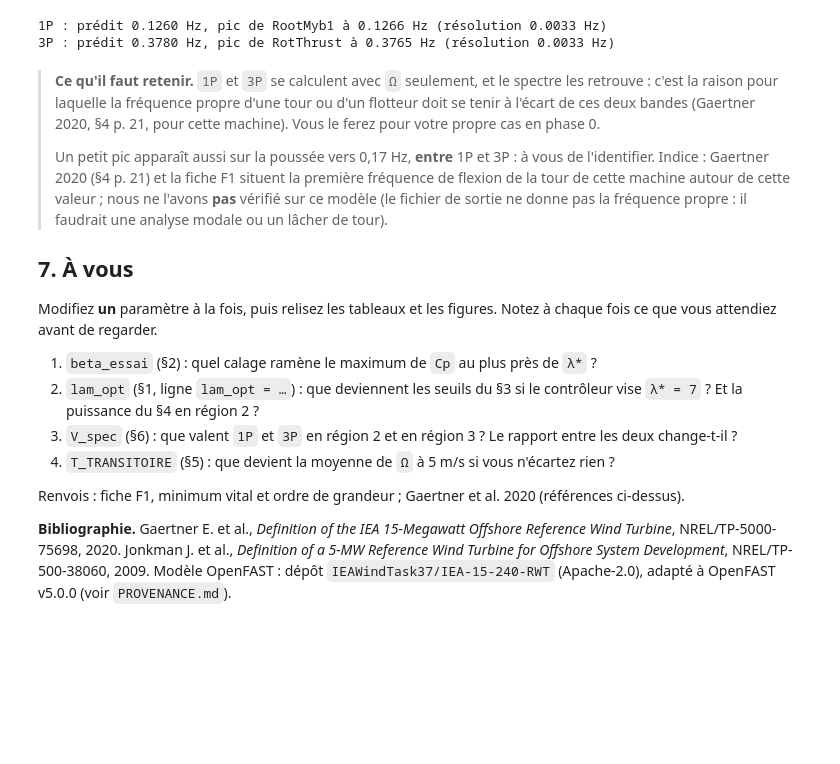
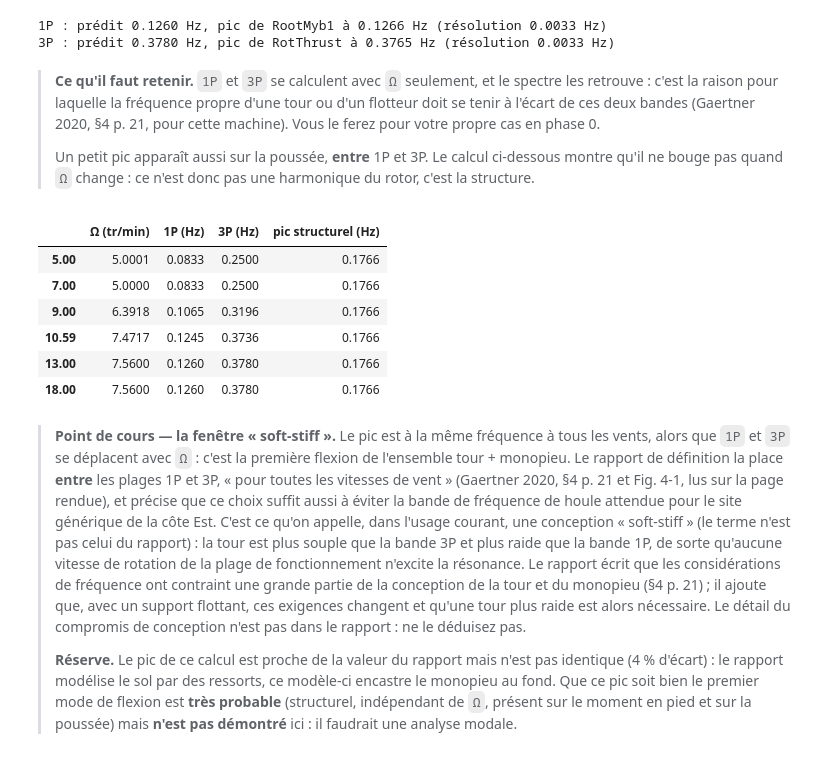
Before and after one commit to ChrisVhk/S9-GM-FOWT-DeepCwind, a Jupyter notebook: seances/0b/theorie_par_les_chiffres.ipynb, the cells around one changed output. Drawn from its saved outputs; the diff is of its cells as text; code cells hidden in the pictures; blank space fills up the shorter version.

Commit message:
LOT A4 : pic structurel mesure (independant de Omega), point de cours soft-stiff, Gaertner 2020 §4 p.21 / Fig. 4-1 lus sur page rendue

```diff
--- a/seances/0b/theorie_par_les_chiffres.ipynb
+++ b/seances/0b/theorie_par_les_chiffres.ipynb
@@ -487,25 +487,39 @@ V = 13.0 m/s : Ω = 7.56 tr/min  ->  1P = 0.1260 Hz, 3P = 0.3780 Hz
 > la raison pour laquelle la fréquence propre d'une tour ou d'un flotteur doit se tenir à l'écart de ces
 > deux bandes (Gaertner 2020, §4 p. 21, pour cette machine). Vous le ferez pour votre propre cas en phase 0.
 >
-> Un petit pic apparaît aussi sur la poussée vers 0,17 Hz, **entre** 1P et 3P : à vous de l'identifier. Indice :
-> Gaertner 2020 (§4 p. 21) et la fiche F1 situent la première fréquence de flexion de la tour de cette machine
-> autour de cette valeur ; nous ne l'avons **pas** vérifié sur ce modèle (le fichier de sortie ne donne pas la
-> fréquence propre : il faudrait une analyse modale ou un lâcher de tour).
-
-## 7. À vous
-
-Modifiez **un** paramètre à la fois, puis relisez les tableaux et les figures. Notez à chaque fois ce que
-vous attendiez avant de regarder.
-
-1. `beta_essai` (§2) : quel calage ramène le maximum de `Cp` au plus près de `λ*` ?
-2. `lam_opt` (§1, ligne `lam_opt = …`) : que deviennent les seuils du §3 si le contrôleur vise `λ* = 7` ? Et la
-   puissance du §4 en région 2 ?
-3. `V_spec` (§6) : que valent `1P` et `3P` en région 2 et en région 3 ? Le rapport entre les deux change-t-il ?
-4. `T_TRANSITOIRE` (§5) : que devient la moyenne de `Ω` à 5 m/s si vous n'écartez rien ?
-
-Renvois : fiche F1, minimum vital et ordre de grandeur ; Gaertner et al. 2020 (références ci-dessus).
-
-**Bibliographie.** Gaertner E. et al., *Definition of the IEA 15-Megawatt Offshore Reference Wind Turbine*,
-NREL/TP-5000-75698, 2020. Jonkman J. et al., *Definition of a 5-MW Reference Wind Turbine for Offshore System
-Development*, NREL/TP-500-38060, 2009. Modèle OpenFAST : dépôt `IEAWindTask37/IEA-15-240-RWT` (Apache-2.0),
-adapté à OpenFAST v5.0.0 (voir `PROVENANCE.md`).
+> Un petit pic apparaît aussi sur la poussée, **entre** 1P et 3P. Le calcul ci-dessous montre qu'il ne bouge pas
+> quand `Ω` change : ce n'est donc pas une harmonique du rotor, c'est la structure.
+# %%
+# fréquence du pic structurel : même valeur à tous les vents ? (fenêtre 0,14-0,22 Hz, moment en pied de tour)
+lignes = {}
+for v in vents:
+    f, a = spectre(series[v], "TwrBsMyt")
+    m = (f > 0.14) & (f < 0.22)
+    om_v = series[v][series[v]["Time"] >= T_TRANSITOIRE]["RotSpeed"].mean() / rpm / (2 * np.pi)
+    lignes[v] = {"Ω (tr/min)": om_v * 2 * np.pi * rpm, "1P (Hz)": om_v, "3P (Hz)": 3 * om_v, "pic structurel (Hz)": f[m][a[m].argmax()]}
+pd.DataFrame(lignes).T.round(4)
+# %% [output]
+|  | Ω (tr/min) | 1P (Hz) | 3P (Hz) | pic structurel (Hz) |
+| 5.00 | 5.0001 | 0.0833 | 0.2500 | 0.1766 |
+| 7.00 | 5.0000 | 0.0833 | 0.2500 | 0.1766 |
+| 9.00 | 6.3918 | 0.1065 | 0.3196 | 0.1766 |
+| 10.59 | 7.4717 | 0.1245 | 0.3736 | 0.1766 |
+| 13.00 | 7.5600 | 0.1260 | 0.3780 | 0.1766 |
+| 18.00 | 7.5600 | 0.1260 | 0.3780 | 0.1766 |
+# %% [markdown]
+> **Point de cours — la fenêtre « soft-stiff ».** Le pic est à la même fréquence à tous les vents, alors que
+> `1P` et `3P` se déplacent avec `Ω` : c'est la première flexion de l'ensemble tour + monopieu. Le rapport de
+> définition la place **entre** les plages 1P et 3P, « pour toutes les vitesses de vent » (Gaertner 2020, §4
+> p. 21 et Fig. 4-1, lus sur la page rendue), et précise que ce choix suffit aussi à éviter la bande de fréquence
+> de houle attendue pour le site générique de la côte Est. C'est ce qu'on appelle, dans l'usage courant, une
+> conception « soft-stiff » (le terme n'est pas celui du rapport) : la tour est plus souple que la bande 3P et
+> plus raide que la bande 1P, de sorte qu'aucune vitesse de rotation de la plage de fonctionnement n'excite la
+> résonance. Le rapport écrit que les considérations de fréquence ont contraint une grande partie de la conception
+> de la tour et du monopieu (§4 p. 21) ; il ajoute que, avec un support flottant, ces exigences changent et qu'une
+> tour plus raide est alors nécessaire. Le détail du compromis de conception n'est pas dans le rapport : ne le
+> déduisez pas.
+>
+> **Réserve.** Le pic de ce calcul est proche de la valeur du rapport mais n'est pas identique (4 % d'écart) :
+> le rapport modélise le sol par des ressorts, ce modèle-ci encastre le monopieu au fond. Que ce pic soit bien le
+> premier mode de flexion est **très probable** (structurel, indépendant de `Ω`, présent sur le moment en pied et sur
+> la poussée) mais **n'est pas démontré** ici : il faudrait une analyse modale.
```
Also changed, not shown: parts of 1 cell of this notebook.
